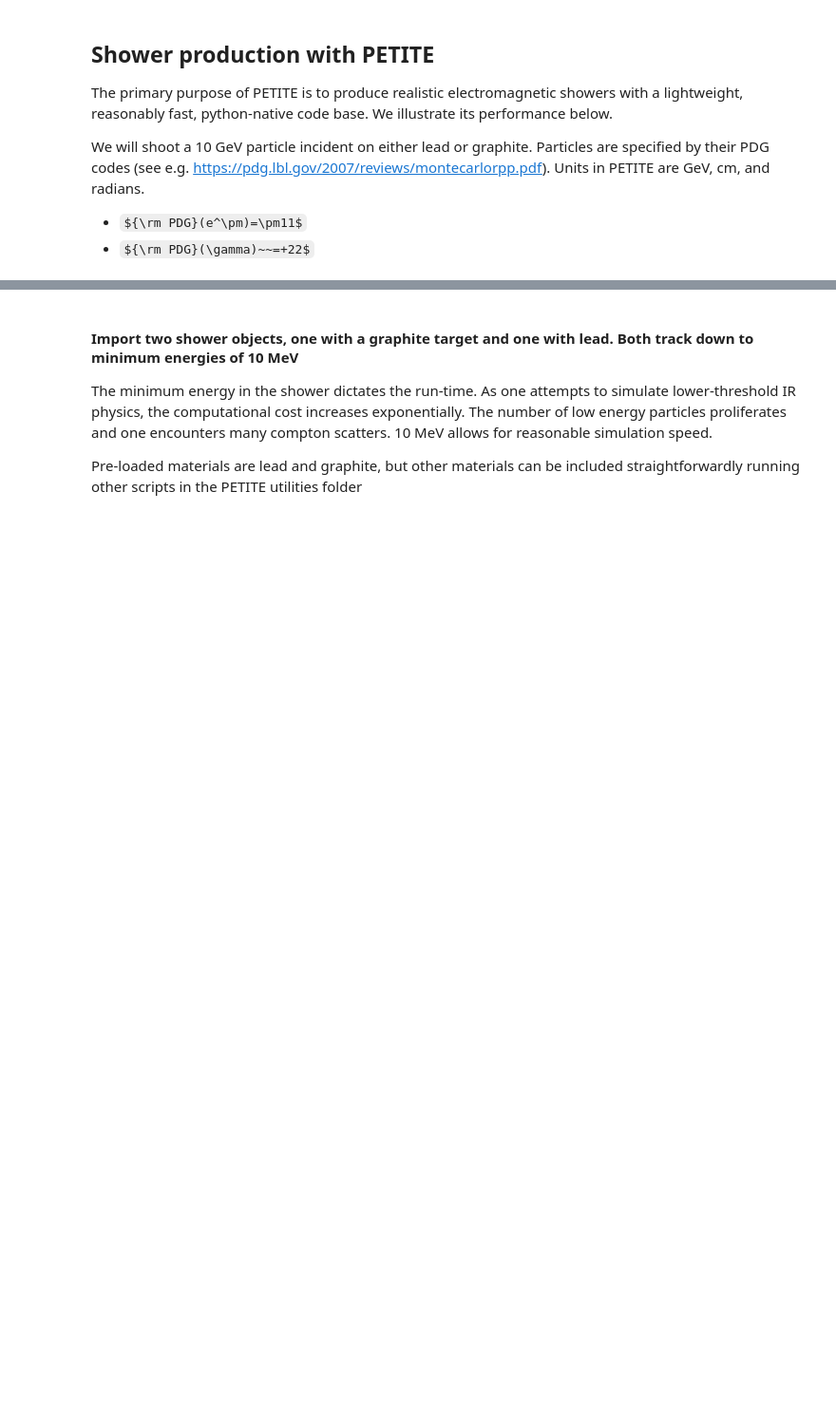
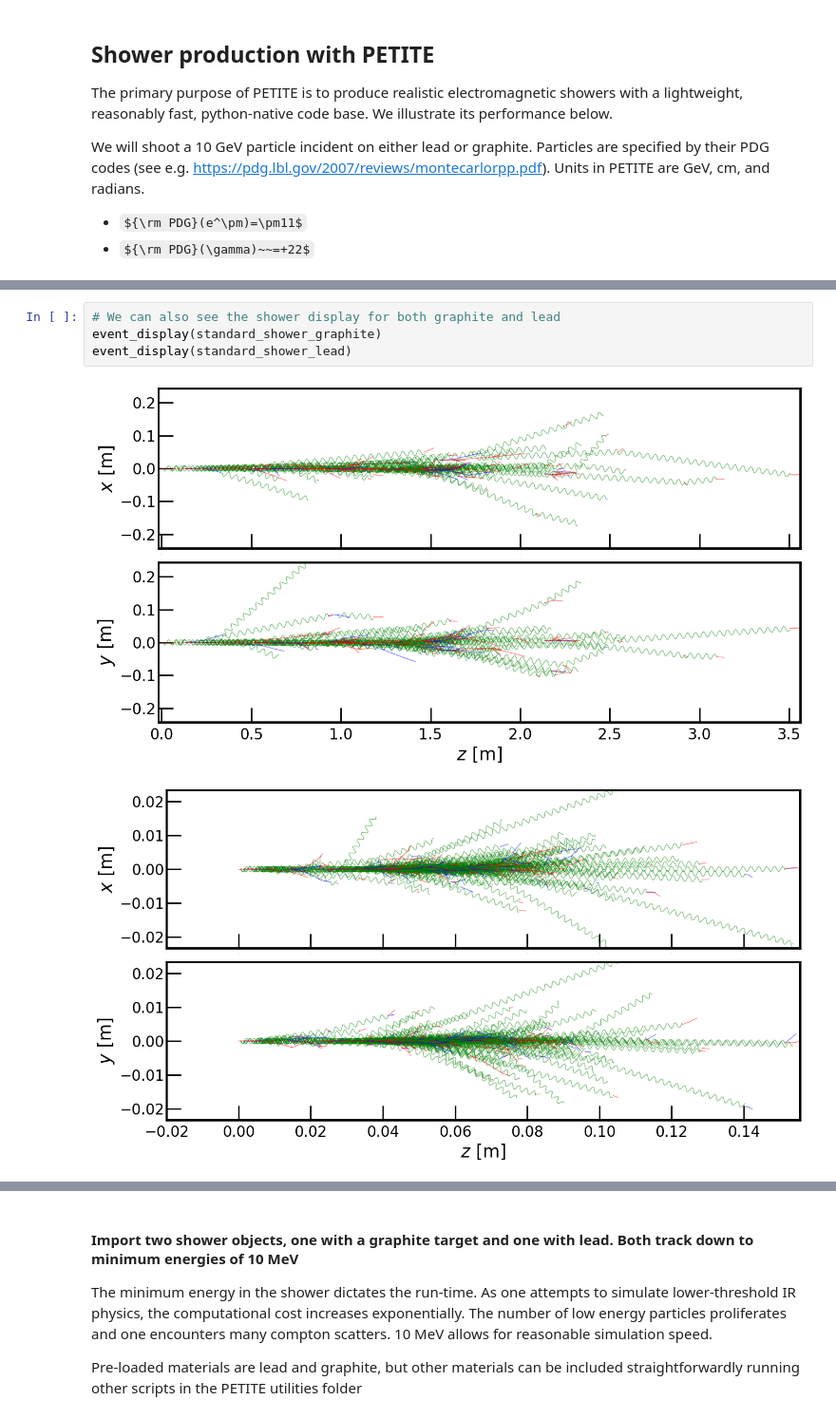
Before and after one commit to kjkellyphys/PETITE, a Jupyter notebook: examples/tutorial.ipynb, the cells around one changed output, grey strips where cells are left out. Shown at 95% size. Cells and saved outputs as stored; diff of their text form; some formulas as TeX source; blank space fills up the shorter version.

```diff
--- a/examples/tutorial.ipynb
+++ b/examples/tutorial.ipynb
@@ -130,0 +221,7 @@ standard_shower = sGraphite.generate_shower(11, p0.get_p0(), 22, VB=True)
+# %%
+# We can also see the shower display for both graphite and lead
+event_display(standard_shower_graphite)
+event_display(standard_shower_lead)
+# %% [output]
+[figure, added]
+[figure, added]
```
Also changed, not shown: parts of 7 cells of this notebook, 1 other file.
